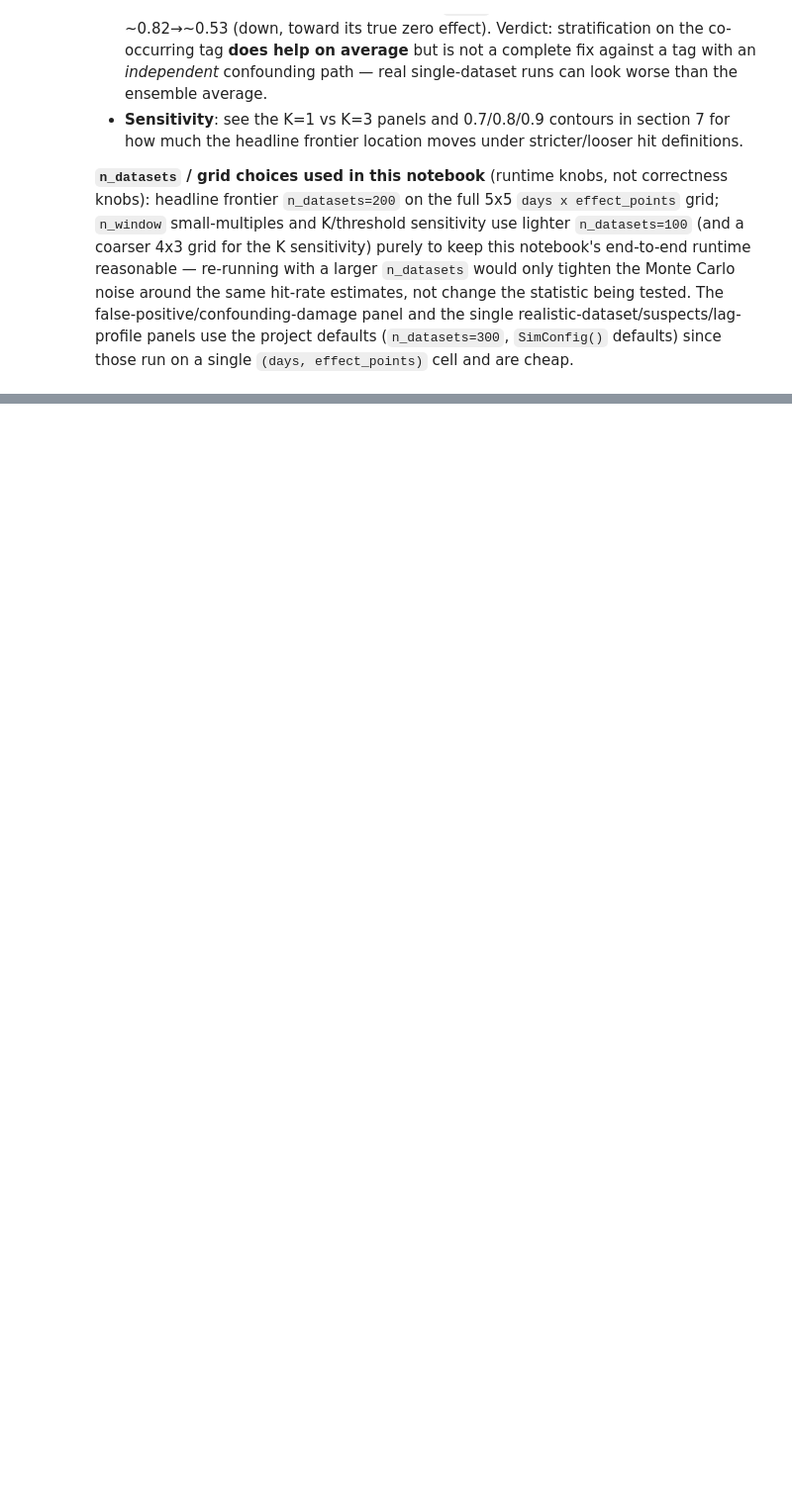
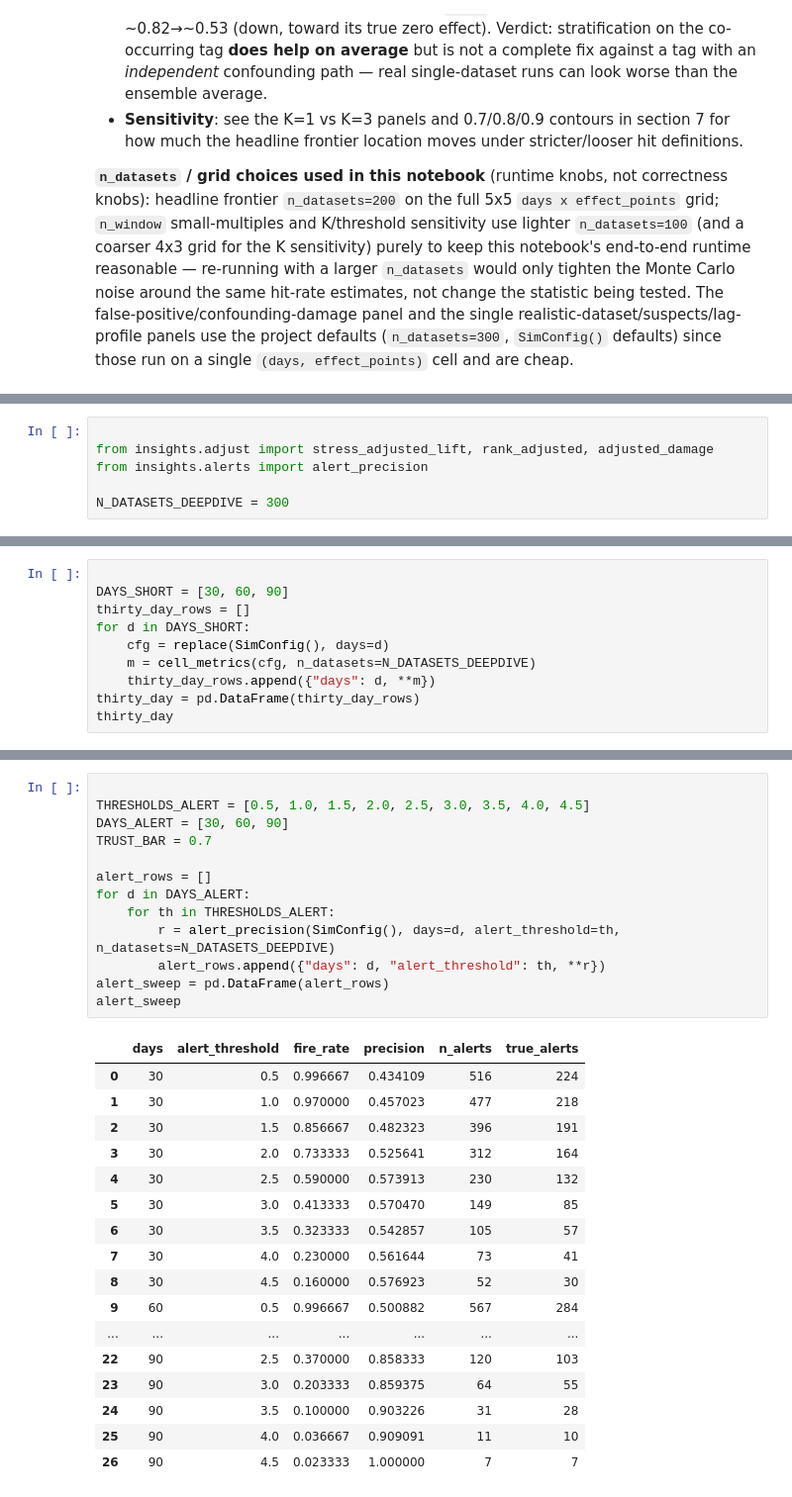
Before and after one commit to mgballou/suivre-insights-poc, a Jupyter notebook: notebooks/01_lag_lift_spike.ipynb, the cells around one changed output, grey strips where cells are left out. Shown at 99% size. Cells and saved outputs as stored; diff of their text form; blank space fills up the shorter version.

Commit message:
Extend notebook with deep-dive: 30-day, adjustment payoff, soft-alert precision

```diff
--- a/notebooks/01_lag_lift_spike.ipynb
+++ b/notebooks/01_lag_lift_spike.ipynb
@@ -529,0 +542,6 @@ realistic-dataset/suspects/lag-profile panels use the project defaults (`n_datas
+# %%
+
+from insights.adjust import stress_adjusted_lift, rank_adjusted, adjusted_damage
+from insights.alerts import alert_precision
+
+N_DATASETS_DEEPDIVE = 300
@@ -529,0 +556,10 @@ realistic-dataset/suspects/lag-profile panels use the project defaults (`n_datas
+# %%
+
+DAYS_SHORT = [30, 60, 90]
+thirty_day_rows = []
+for d in DAYS_SHORT:
+    cfg = replace(SimConfig(), days=d)
+    m = cell_metrics(cfg, n_datasets=N_DATASETS_DEEPDIVE)
+    thirty_day_rows.append({"days": d, **m})
+thirty_day = pd.DataFrame(thirty_day_rows)
+thirty_day
@@ -529,0 +745,31 @@ realistic-dataset/suspects/lag-profile panels use the project defaults (`n_datas
+# %%
+
+THRESHOLDS_ALERT = [0.5, 1.0, 1.5, 2.0, 2.5, 3.0, 3.5, 4.0, 4.5]
+DAYS_ALERT = [30, 60, 90]
+TRUST_BAR = 0.7
+
+alert_rows = []
+for d in DAYS_ALERT:
+    for th in THRESHOLDS_ALERT:
+        r = alert_precision(SimConfig(), days=d, alert_threshold=th, n_datasets=N_DATASETS_DEEPDIVE)
+        alert_rows.append({"days": d, "alert_threshold": th, **r})
+alert_sweep = pd.DataFrame(alert_rows)
+alert_sweep
+# %% [output]
+|  | days | alert_threshold | fire_rate | precision | n_alerts | true_alerts |
+| 0 | 30 | 0.5 | 0.996667 | 0.434109 | 516 | 224 |
+| 1 | 30 | 1.0 | 0.970000 | 0.457023 | 477 | 218 |
+| 2 | 30 | 1.5 | 0.856667 | 0.482323 | 396 | 191 |
+| 3 | 30 | 2.0 | 0.733333 | 0.525641 | 312 | 164 |
+| 4 | 30 | 2.5 | 0.590000 | 0.573913 | 230 | 132 |
+| 5 | 30 | 3.0 | 0.413333 | 0.570470 | 149 | 85 |
+| 6 | 30 | 3.5 | 0.323333 | 0.542857 | 105 | 57 |
+| 7 | 30 | 4.0 | 0.230000 | 0.561644 | 73 | 41 |
+| 8 | 30 | 4.5 | 0.160000 | 0.576923 | 52 | 30 |
+| 9 | 60 | 0.5 | 0.996667 | 0.500882 | 567 | 284 |
+| ... | ... | ... | ... | ... | ... | ... |
+| 22 | 90 | 2.5 | 0.370000 | 0.858333 | 120 | 103 |
+| 23 | 90 | 3.0 | 0.203333 | 0.859375 | 64 | 55 |
+| 24 | 90 | 3.5 | 0.100000 | 0.903226 | 31 | 28 |
+| 25 | 90 | 4.0 | 0.036667 | 0.909091 | 11 | 10 |
+| 26 | 90 | 4.5 | 0.023333 | 1.000000 | 7 | 7 |
```
Also changed, not shown: parts of 14 cells of this notebook, 3 other files.
